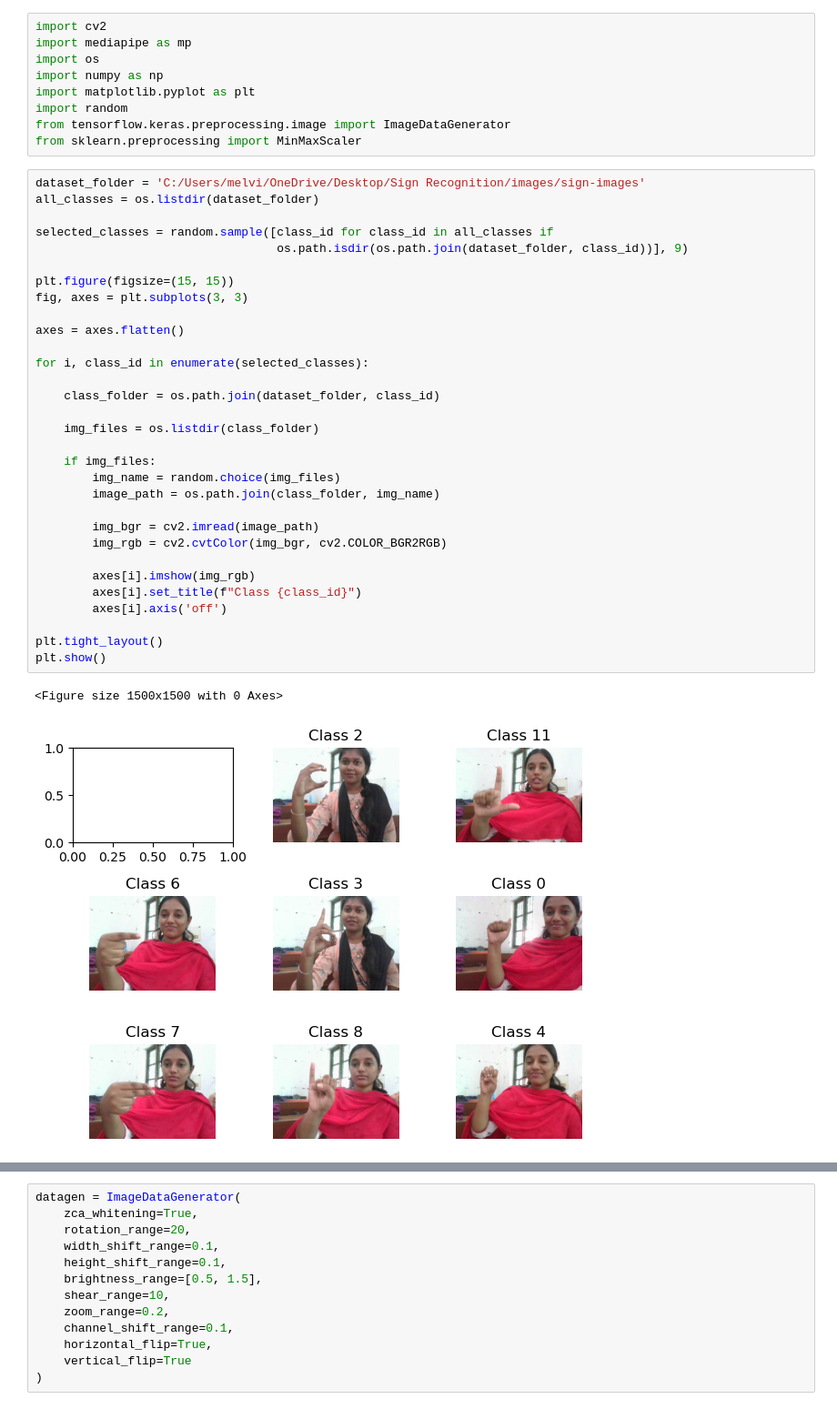
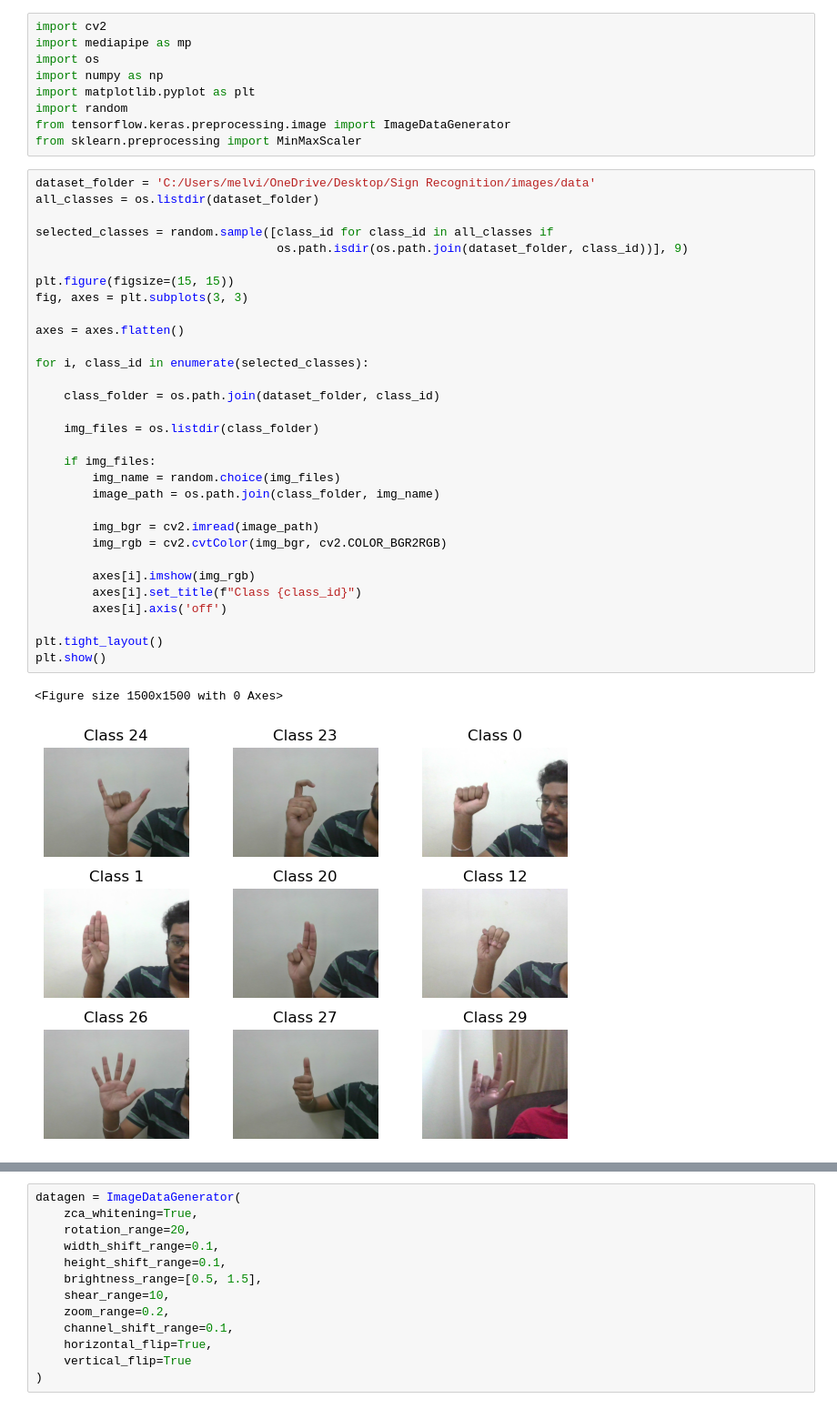
Before and after one commit to MelvinSteve/Gesture-Recognition-To-Speech-And-Text, a Jupyter notebook: model_building.ipynb, the cells around one changed output, grey strips where cells are left out. Shown at 91% size. Drawn from its saved outputs; the diff is of its cells as text.

```diff
--- a/model_building.ipynb
+++ b/model_building.ipynb
@@ -8,39 +8,39 @@ import random
 from tensorflow.keras.preprocessing.image import ImageDataGenerator
 from sklearn.preprocessing import MinMaxScaler
 # %%
-dataset_folder = 'C:/Users/melvi/OneDrive/Desktop/Sign Recognition/images/sign-images'
+dataset_folder = 'C:/Users/melvi/OneDrive/Desktop/Sign Recognition/images/data'
 all_classes = os.listdir(dataset_folder)
 
 selected_classes = random.sample([class_id for class_id in all_classes if
                                   os.path.isdir(os.path.join(dataset_folder, class_id))], 9)
 
 plt.figure(figsize=(15, 15))
 fig, axes = plt.subplots(3, 3)
 
 axes = axes.flatten()
 
 for i, class_id in enumerate(selected_classes):
 
     class_folder = os.path.join(dataset_folder, class_id)
 
     img_files = os.listdir(class_folder)
 
     if img_files:
         img_name = random.choice(img_files)
         image_path = os.path.join(class_folder, img_name)
 
         img_bgr = cv2.imread(image_path)
         img_rgb = cv2.cvtColor(img_bgr, cv2.COLOR_BGR2RGB)
 
         axes[i].imshow(img_rgb)
         axes[i].set_title(f"Class {class_id}")
         axes[i].axis('off')
 
 plt.tight_layout()
 plt.show()
 # %% [output]
 <Figure size 1500x1500 with 0 Axes>
-[figure, old version]
+[figure, new version]
 # %%
 mp_hands = mp.solutions.hands
 mp_drawing = mp.solutions.drawing_utils
```
Also changed, not shown: parts of 2 cells of this notebook.
